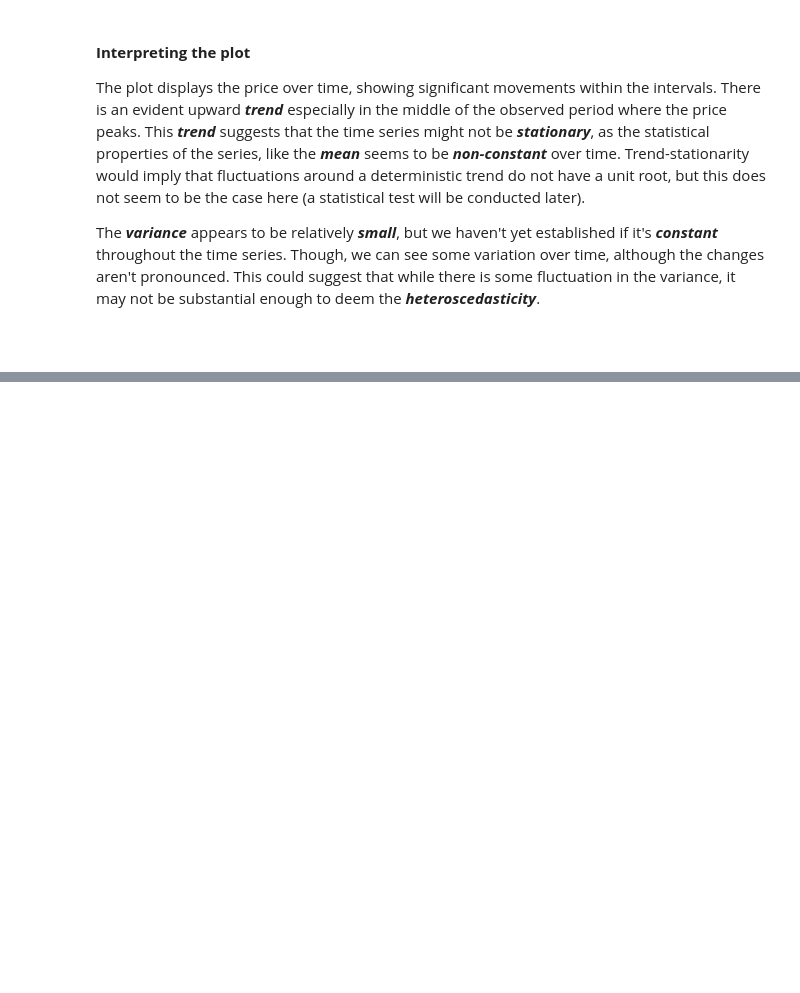
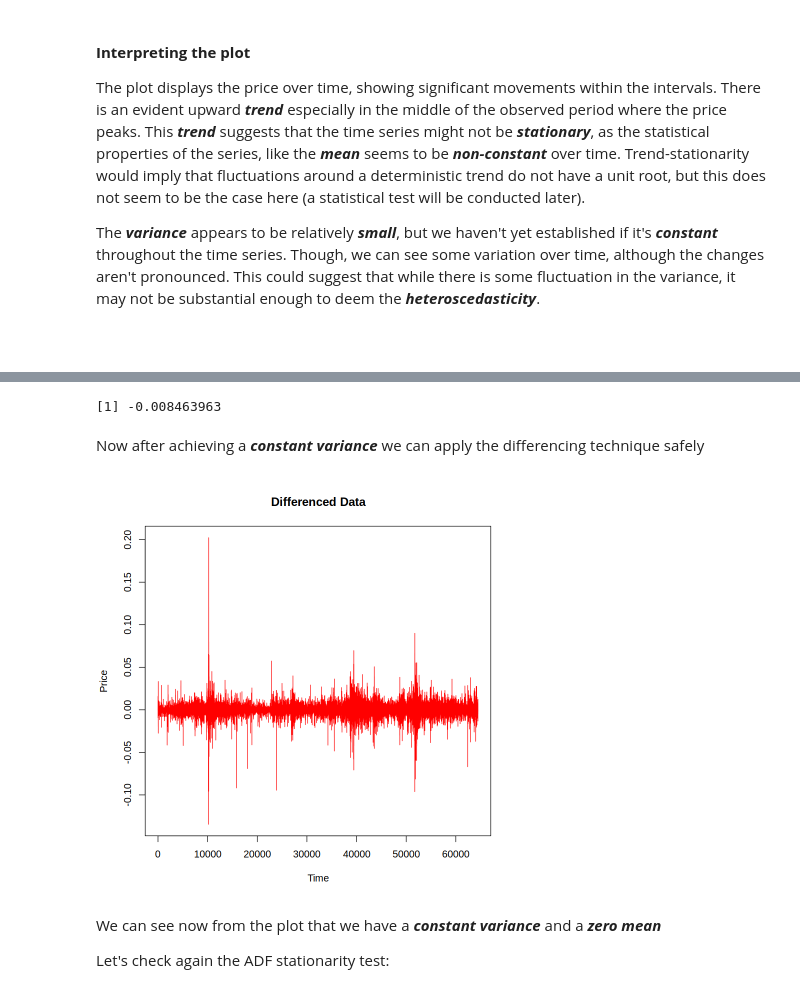
Before and after one commit to Djalal-H/TSA, a Jupyter notebook: main.ipynb, the cells around one changed output, grey strips where cells are left out. Drawn from its saved outputs; the diff is of its cells as text; code cells hidden in the pictures; blank space fills up the shorter version.

```diff
--- a/main.ipynb
+++ b/main.ipynb
@@ -115,0 +168,19 @@ Warning message in install.packages("forecast_8.22.0.tar.gz", lib = "."):
+# %%
+λ <- BoxCox.lambda(train_data$close)
+λ
+# %% [output]
+[1] -0.008463963
+# %%
+trans_train <- BoxCox(train_data$close, λ)
+trans_test <- BoxCox(test_data$close, λ)
+# %% [markdown]
+Now after achieving a *__constant variance__* we can apply the differencing technique safely
+# %%
+eth_train_data <- diff(trans_train)
+plot(eth_train_data, type = "l", xlab = "Time", ylab = "Price", main = "Differenced Data", col="red")
+# %% [output]
+[figure, added]
+# %% [markdown]
+We can see now from the plot that we have a *__constant variance__* and a *__zero mean__*
+
+Let's check again the ADF stationarity test:
```
Also changed, not shown: parts of 28 cells of this notebook, 1 other file.
